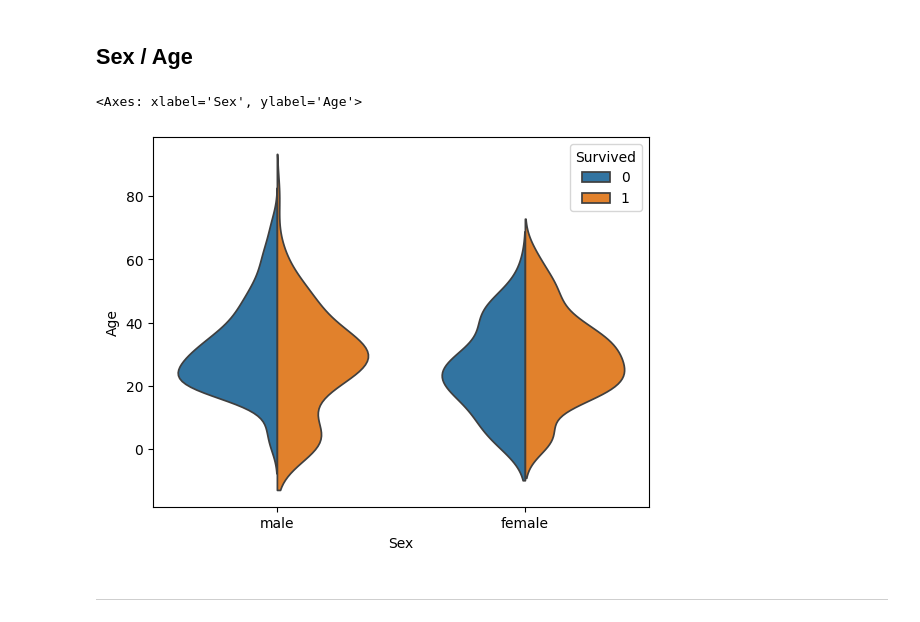
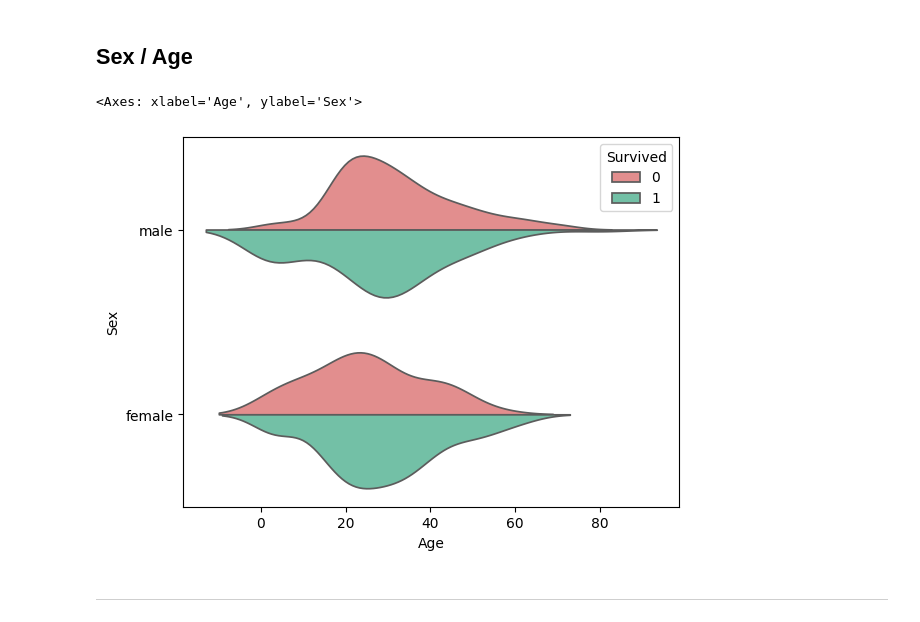
Before and after one commit to davidedigrande/titanic-dataset-eda, a Jupyter notebook: notebook.ipynb, the cells around one changed output. Drawn from its saved outputs; the diff is of its cells as text; code cells hidden in the pictures.

Commit message:
Adjust graphs / coloration

```diff
--- a/notebook.ipynb
+++ b/notebook.ipynb
@@ -552,10 +604,10 @@ Text(0, 0.5, 'Gender')
 # %% [markdown]
 ## Sex / Age
 # %%
-sns.violinplot(df, y="Age", x="Sex", split=True, hue="Survived", inner=None)
+sns.violinplot(df, x="Age", y="Sex", split=True, hue="Survived", inner=None, palette=[died_color, survived_color])
 # %% [output]
-<Axes: xlabel='Sex', ylabel='Age'>
+<Axes: xlabel='Age', ylabel='Sex'>
-[figure, old version]
+[figure, new version]
 # %% [markdown]
 ---
 # %% [markdown]
```
Also changed, not shown: parts of 3 cells of this notebook.
